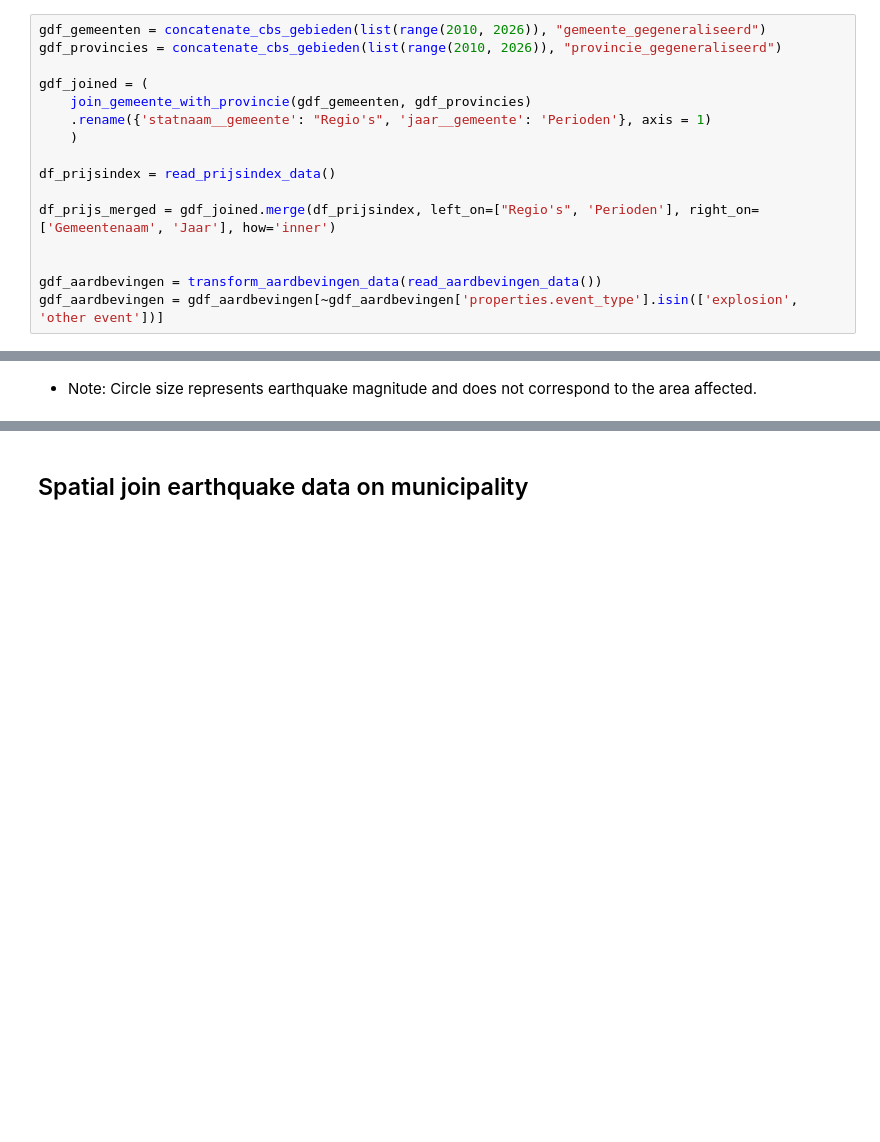
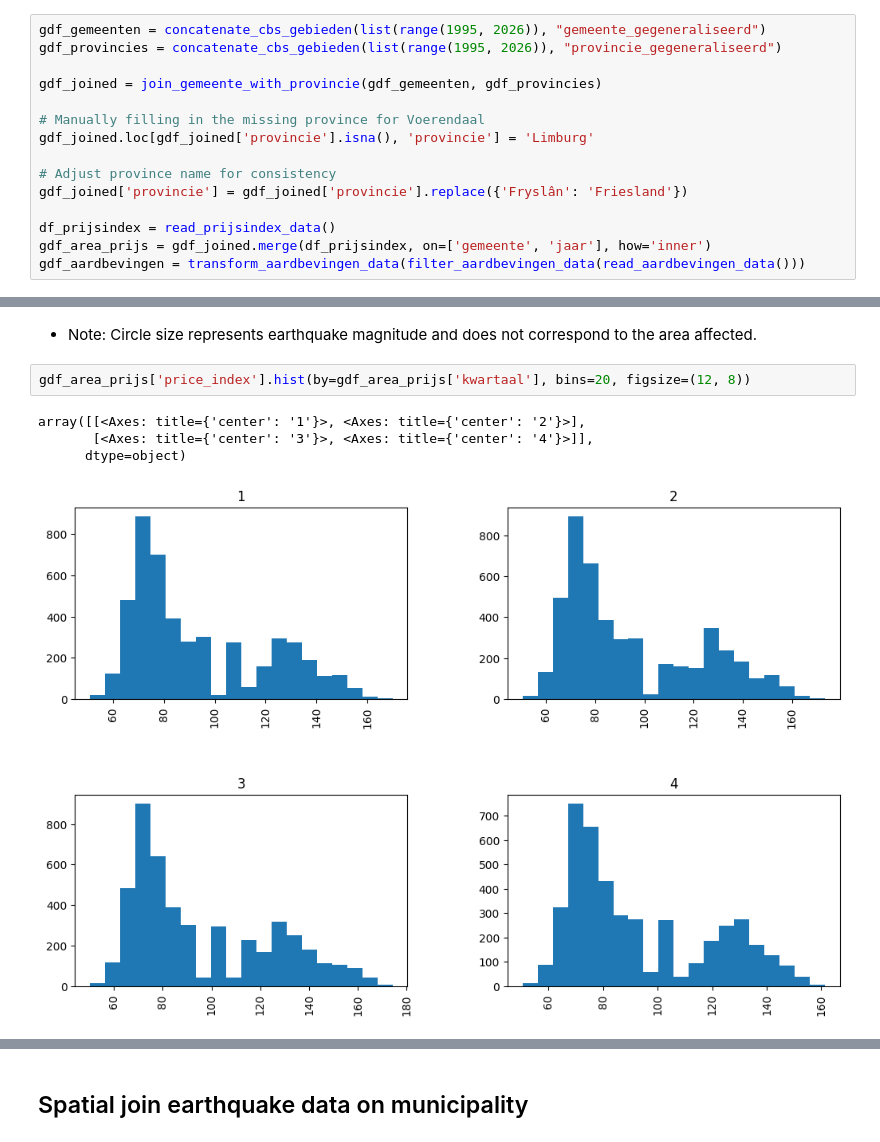
Before and after one commit to TayyipAltan/house_price_causality, a Jupyter notebook: analysis.ipynb, the cells around one changed output, grey strips where cells are left out. Drawn from its saved outputs; the diff is of its cells as text; blank space fills up the shorter version.

```diff
--- a/analysis.ipynb
+++ b/analysis.ipynb
@@ -26,20 +26,19 @@ L = Location characteristics (fault zones)
 # %% [markdown]
 ## Reading in data
 # %%
-gdf_gemeenten = concatenate_cbs_gebieden(list(range(2010, 2026)), "gemeente_gegeneraliseerd")
-gdf_provincies = concatenate_cbs_gebieden(list(range(2010, 2026)), "provincie_gegeneraliseerd")
+gdf_gemeenten = concatenate_cbs_gebieden(list(range(1995, 2026)), "gemeente_gegeneraliseerd")
+gdf_provincies = concatenate_cbs_gebieden(list(range(1995, 2026)), "provincie_gegeneraliseerd")
 
-gdf_joined = (
-    join_gemeente_with_provincie(gdf_gemeenten, gdf_provincies)
-    .rename({'statnaam__gemeente': "Regio's", 'jaar__gemeente': 'Perioden'}, axis = 1)
-    )
+gdf_joined = join_gemeente_with_provincie(gdf_gemeenten, gdf_provincies)
+
+# Manually filling in the missing province for Voerendaal
+gdf_joined.loc[gdf_joined['provincie'].isna(), 'provincie'] = 'Limburg'
+
+# Adjust province name for consistency
+gdf_joined['provincie'] = gdf_joined['provincie'].replace({'Fryslân': 'Friesland'})
 
 df_prijsindex = read_prijsindex_data()
-
-df_prijs_merged = gdf_joined.merge(df_prijsindex, left_on=["Regio's", 'Perioden'], right_on=['Gemeentenaam', 'Jaar'], how='inner')
-
-
-gdf_aardbevingen = transform_aardbevingen_data(read_aardbevingen_data())
-gdf_aardbevingen = gdf_aardbevingen[~gdf_aardbevingen['properties.event_type'].isin(['explosion', 'other event'])]
+gdf_area_prijs = gdf_joined.merge(df_prijsindex, on=['gemeente', 'jaar'], how='inner')
+gdf_aardbevingen = transform_aardbevingen_data(filter_aardbevingen_data(read_aardbevingen_data()))
 # %% [output]
 Warning: Some gemeenten in year 2013 could not be matched to a provincie.
@@ -85,3 +106,10 @@ ax.set_axis_off()
 [figure]
 # %% [markdown]
 * Note: Circle size represents earthquake magnitude and does not correspond to the area affected.
+# %%
+gdf_area_prijs['price_index'].hist(by=gdf_area_prijs['kwartaal'], bins=20, figsize=(12, 8))
+# %% [output]
+array([[<Axes: title={'center': '1'}>, <Axes: title={'center': '2'}>],
+       [<Axes: title={'center': '3'}>, <Axes: title={'center': '4'}>]],
+      dtype=object)
+[figure, added]
```
Also changed, not shown: parts of 5 cells of this notebook, 1 other file.
